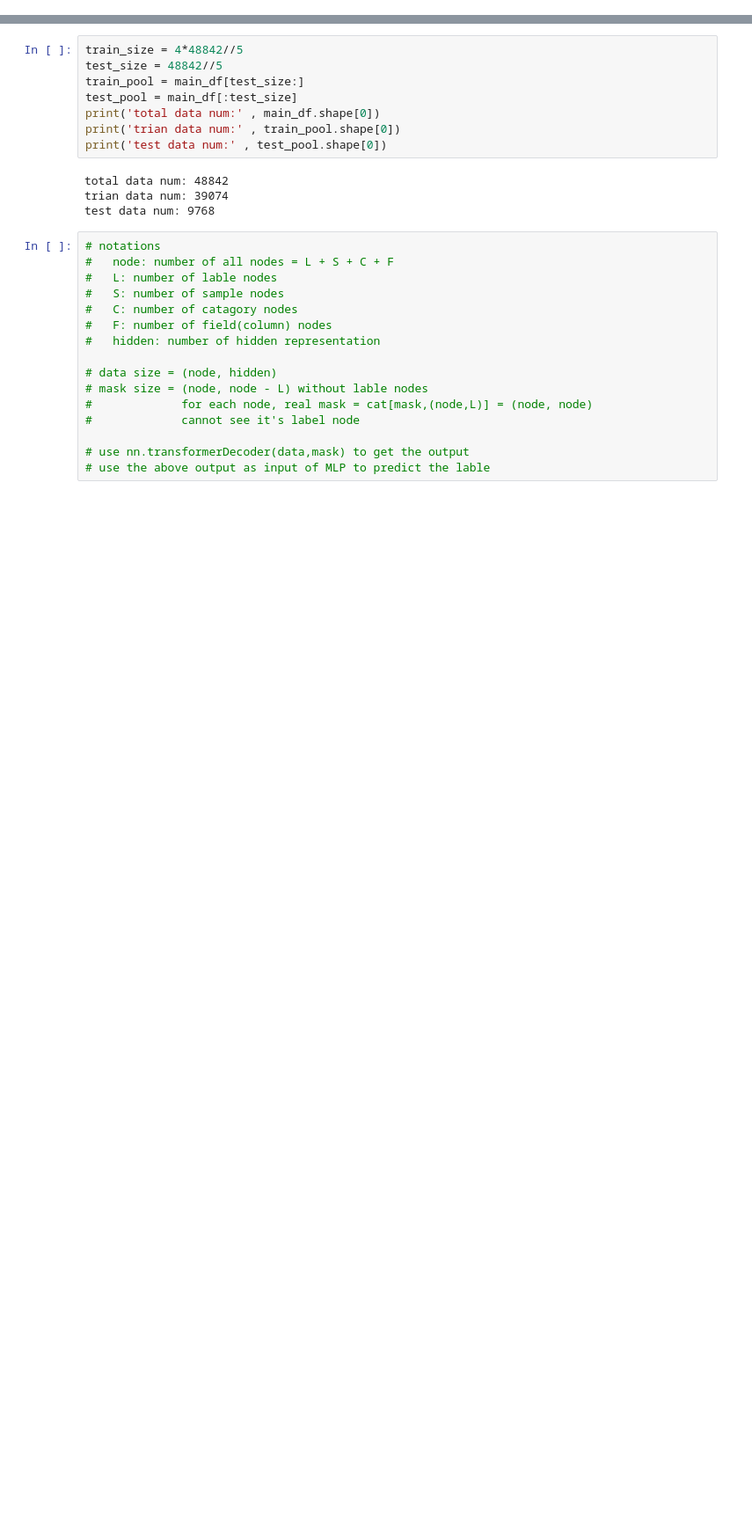
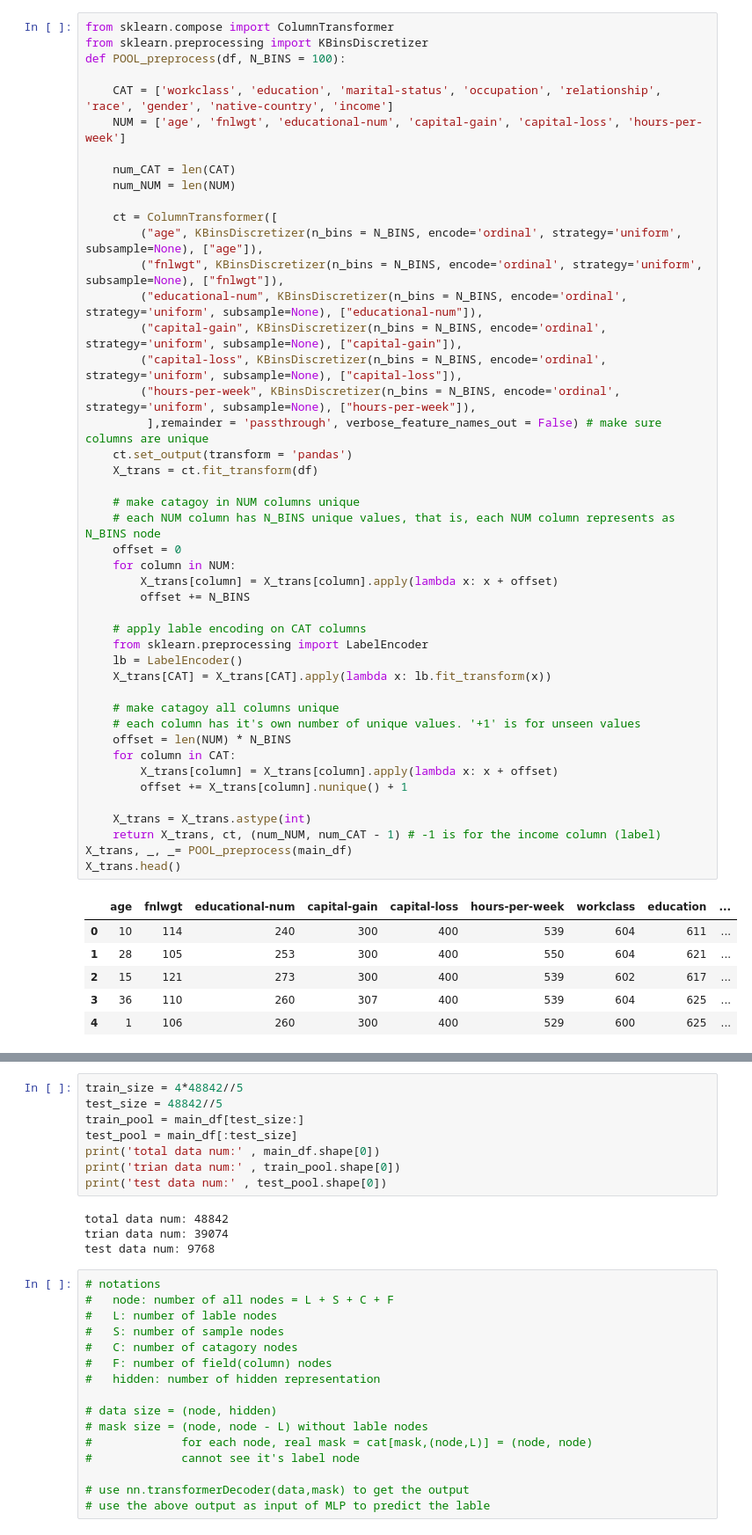
Before and after one commit to tsoudibi/TabHGNN, a Jupyter notebook: decoder_xformer.ipynb, the cells around one changed output, grey strips where cells are left out. Shown at 88% size. Cells and saved outputs as stored; diff of their text form; blank space fills up the shorter version.

```diff
--- a/decoder_xformer.ipynb
+++ b/decoder_xformer.ipynb
@@ -18 +61,53 @@ DEVICE = 'cuda'
+# %%
+from sklearn.compose import ColumnTransformer
+from sklearn.preprocessing import KBinsDiscretizer
+def POOL_preprocess(df, N_BINS = 100):
+
+    CAT = ['workclass', 'education', 'marital-status', 'occupation', 'relationship', 'race', 'gender', 'native-country', 'income']
+    NUM = ['age', 'fnlwgt', 'educational-num', 'capital-gain', 'capital-loss', 'hours-per-week']
+
+    num_CAT = len(CAT)
+    num_NUM = len(NUM)
+
+    ct = ColumnTransformer([
+        ("age", KBinsDiscretizer(n_bins = N_BINS, encode='ordinal', strategy='uniform', subsample=None), ["age"]),
+        ("fnlwgt", KBinsDiscretizer(n_bins = N_BINS, encode='ordinal', strategy='uniform', subsample=None), ["fnlwgt"]),
+        ("educational-num", KBinsDiscretizer(n_bins = N_BINS, encode='ordinal', strategy='uniform', subsample=None), ["educational-num"]),
+        ("capital-gain", KBinsDiscretizer(n_bins = N_BINS, encode='ordinal', strategy='uniform', subsample=None), ["capital-gain"]),
+        ("capital-loss", KBinsDiscretizer(n_bins = N_BINS, encode='ordinal', strategy='uniform', subsample=None), ["capital-loss"]),
+        ("hours-per-week", KBinsDiscretizer(n_bins = N_BINS, encode='ordinal', strategy='uniform', subsample=None), ["hours-per-week"]),
+         ],remainder = 'passthrough', verbose_feature_names_out = False) # make sure columns are unique
+    ct.set_output(transform = 'pandas')
+    X_trans = ct.fit_transform(df)
+
+    # make catagoy in NUM columns unique
+    # each NUM column has N_BINS unique values, that is, each NUM column represents as N_BINS node
+    offset = 0
+    for column in NUM:
+        X_trans[column] = X_trans[column].apply(lambda x: x + offset)
+        offset += N_BINS
+
+    # apply lable encoding on CAT columns
+    from sklearn.preprocessing import LabelEncoder
+    lb = LabelEncoder()
+    X_trans[CAT] = X_trans[CAT].apply(lambda x: lb.fit_transform(x))
+
+    # make catagoy all columns unique
+    # each column has it's own number of unique values. '+1' is for unseen values
+    offset = len(NUM) * N_BINS
+    for column in CAT:
+        X_trans[column] = X_trans[column].apply(lambda x: x + offset)
+        offset += X_trans[column].nunique() + 1
+
+    X_trans = X_trans.astype(int)
+    return X_trans, ct, (num_NUM, num_CAT - 1) # -1 is for the income column (label)
+X_trans, _, _= POOL_preprocess(main_df)
+X_trans.head()
+# %% [output]
+|  | age | fnlwgt | educational-num | capital-gain | capital-loss | hours-per-week | workclass | education | ... |
+| 0 | 10 | 114 | 240 | 300 | 400 | 539 | 604 | 611 | ... |
+| 1 | 28 | 105 | 253 | 300 | 400 | 550 | 604 | 621 | ... |
+| 2 | 15 | 121 | 273 | 300 | 400 | 539 | 602 | 617 | ... |
+| 3 | 36 | 110 | 260 | 307 | 400 | 539 | 604 | 625 | ... |
+| 4 | 1 | 106 | 260 | 300 | 400 | 529 | 600 | 625 | ... |
 # %%
```
Also changed, not shown: parts of 13 cells of this notebook, 2 other files.
